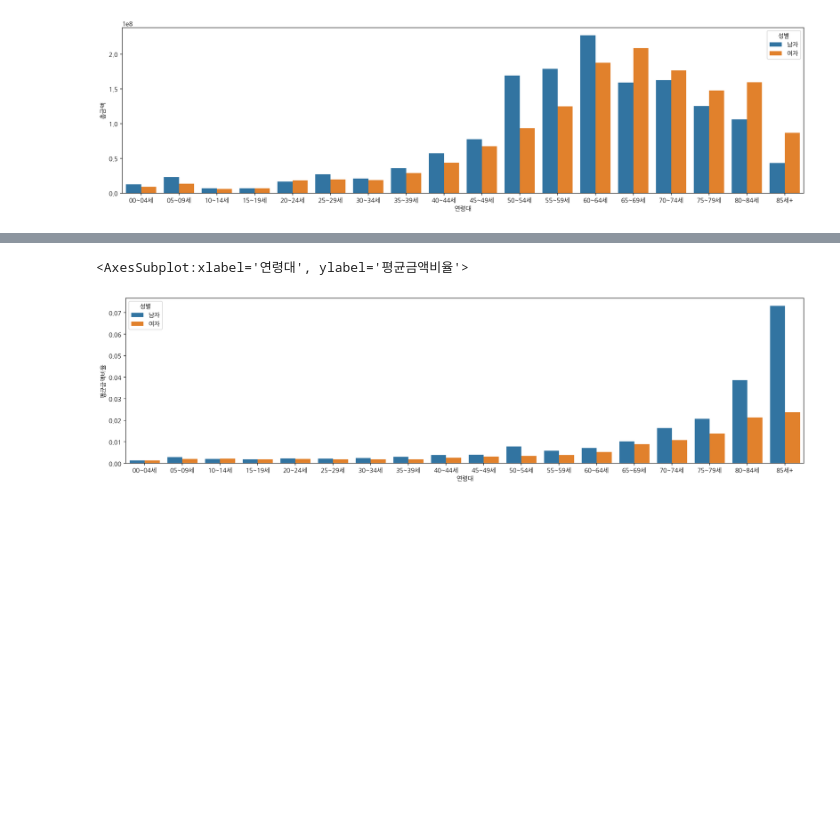
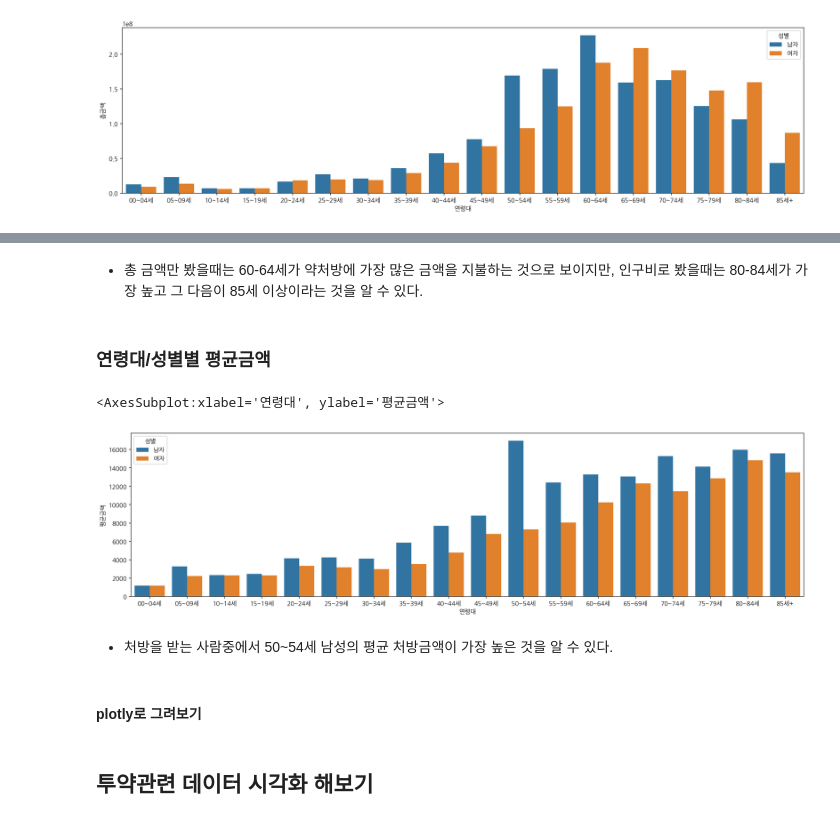
Before and after one commit to JiYoungGoGo/AI7, a Jupyter notebook: miniproject2.ipynb, the cells around one changed output, grey strips where cells are left out. Drawn from its saved outputs; the diff is of its cells as text; code cells hidden in the pictures; blank space fills up the shorter version.

```diff
--- a/miniproject2.ipynb
+++ b/miniproject2.ipynb
@@ -431,3 +445,5 @@ Index(['연령대', '성별', 'sum', 'mean', 'median', '인구'], dtype='object'
+# %%
+금액나이성별df["인구비총금액"] = 금액나이성별df["총금액"]/금액나이성별df["인구"] * 100
 # %%
 금액나이성별df.head()
 # %% [output]
@@ -440,3 +455,0 @@ Index(['연령대', '성별', 'sum', 'mean', 'median', '인구'], dtype='object'
-# %%
-금액나이성별df = 금액나이성별df.rename(columns={"sum":"총금액", "mean" : "평균금액", "median":"중간금액"})
-금액나이성별df.head()
@@ -452,4 +455,0 @@ Index(['연령대', '성별', 'sum', 'mean', 'median', '인구'], dtype='object'
-# %%
-금액나이성별df["총금액비율"] = 금액나이성별df["총금액"]/금액나이성별df["인구"] * 100
-# %%
-금액나이성별df["평균금액비율"] = 금액나이성별df["평균금액"]/금액나이성별df["인구"] * 100
@@ -525,6 +491,14 @@ df.pivot_table(index=["연령대", "성별"], values="금액", aggfunc="mean").u
+# %% [markdown]
+- 총 금액만 봤을때는 60-64세가 약처방에 가장 많은 금액을 지불하는 것으로 보이지만, 인구비로 봤을때는 80-84세가 가장 높고 그 다음이 85세 이상이라는 것을 알 수 있다.
+# %% [markdown]
+### 연령대/성별별 평균금액
 # %%
 plt.figure(figsize=(20, 5))
-sns.barplot(data=금액나이성별df, x="연령대", hue="성별", y="평균금액비율")
+sns.barplot(data=금액나이성별df, x="연령대", hue="성별", y="평균금액")
 # %% [output]
-<AxesSubplot:xlabel='연령대', ylabel='평균금액비율'>
+<AxesSubplot:xlabel='연령대', ylabel='평균금액'>
-[figure, old version]
+[figure, new version]
+# %% [markdown]
+- 처방을 받는 사람중에서 50~54세 남성의 평균 처방금액이 가장 높은 것을 알 수 있다.
+# %% [markdown]
+#### plotly로 그려보기
@@ -530,0 +509,2 @@ sns.barplot(data=금액나이성별df, x="연령대", hue="성별", y="평균금
+# %% [markdown]
+## 투약관련 데이터 시각화 해보기
```
Also changed, not shown: parts of 53 cells of this notebook.
